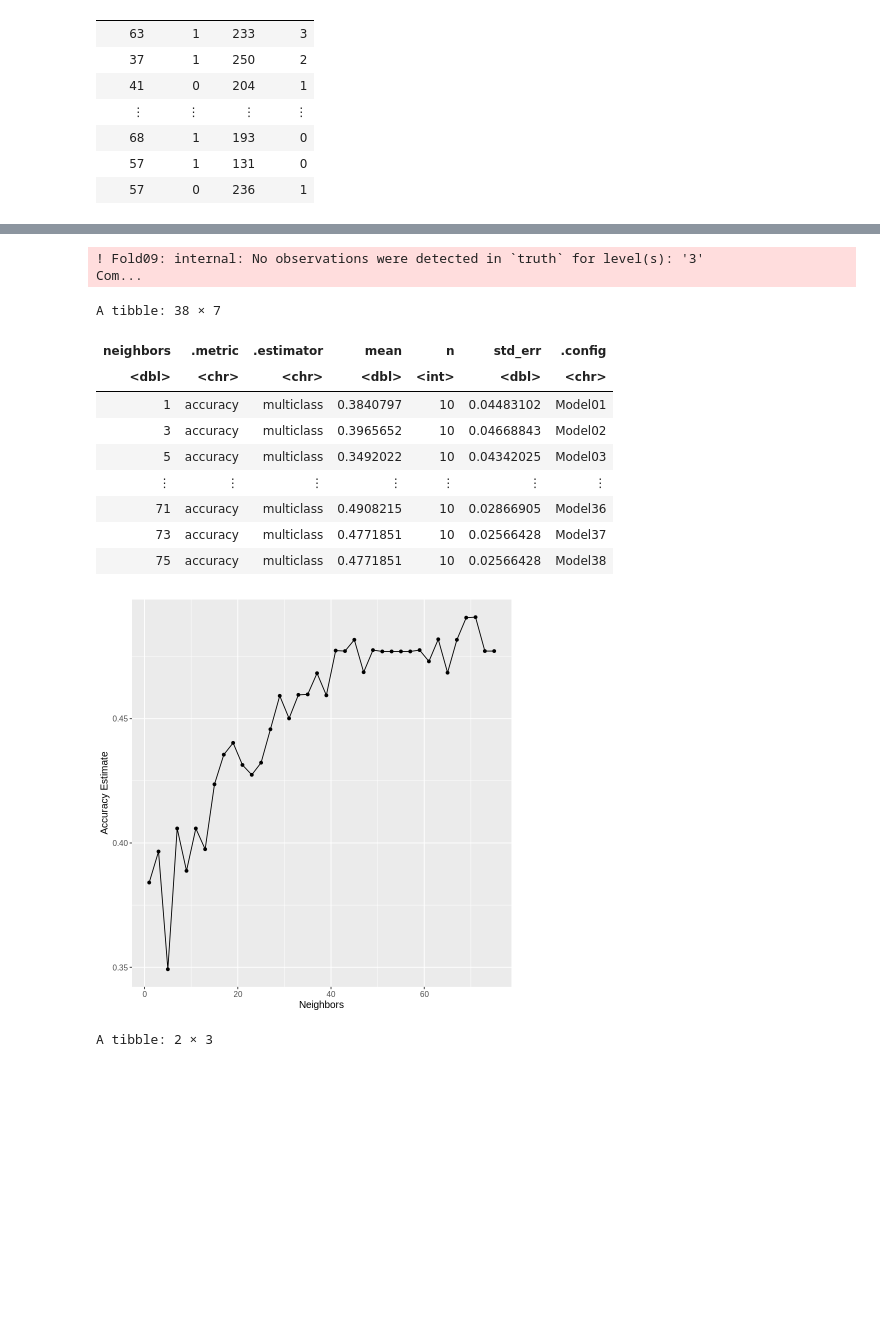
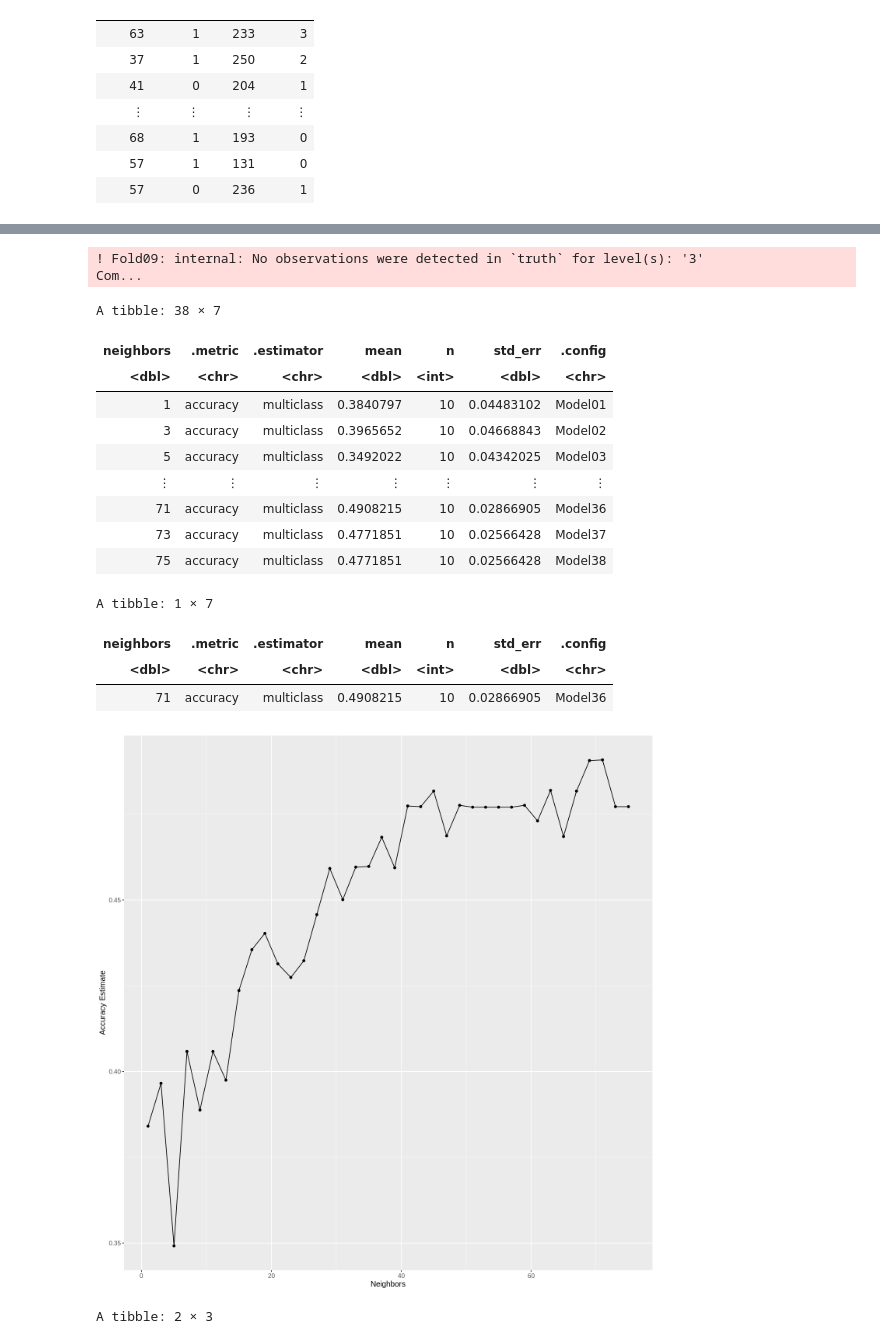
Before and after one commit to riddhibattu/DSCI_heart_project, a Jupyter notebook: Heart analysis.ipynb, the cells around one changed output, grey strips where cells are left out. Cells and saved outputs as stored; diff of their text form; code cells hidden in the pictures; blank space fills up the shorter version.

Commit message:
added slice and arrange code, final k = 71
revised code arranged mean by descending and took k value with highest accuracy score

```diff
--- a/Heart analysis.ipynb
+++ b/Heart analysis.ipynb
@@ -104,34 +104,40 @@ k_vals <- tibble(neighbors = seq(from = 1, to = 75, by = 2))
 heart_cv_result <- workflow() %>%
 add_model(knn_spec) %>%
 add_recipe(heart_recipe) %>%
 tune_grid(resamples = heart_train_vfold, grid = k_vals) %>%
 collect_metrics()
 
 accuracy <- heart_cv_result %>%
 filter(.metric == "accuracy")
 
 accuracy
+accuracy_slice <- arrange(accuracy, by = desc(mean)) %>% slice(1)
+accuracy_slice
 
 k_values_plot <- ggplot(accuracy, aes(x = neighbors, y = mean)) +
 geom_point() +
 geom_line() +
 labs(x = "Neighbors", y = "Accuracy Estimate") +
 theme(text = element_text(size = 12))
 k_values_plot
 # %% [output]
 ! Fold09: internal: No observations were detected in `truth` for level(s): '3'
 Com...
 A tibble: 38 × 7
 | neighbors | .metric | .estimator | mean | n | std_err | .config |
 | <dbl> | <chr> | <chr> | <dbl> | <int> | <dbl> | <chr> |
 | 1 | accuracy | multiclass | 0.3840797 | 10 | 0.04483102 | Model01 |
 | 3 | accuracy | multiclass | 0.3965652 | 10 | 0.04668843 | Model02 |
 | 5 | accuracy | multiclass | 0.3492022 | 10 | 0.04342025 | Model03 |
 | ⋮ | ⋮ | ⋮ | ⋮ | ⋮ | ⋮ | ⋮ |
 | 71 | accuracy | multiclass | 0.4908215 | 10 | 0.02866905 | Model36 |
 | 73 | accuracy | multiclass | 0.4771851 | 10 | 0.02566428 | Model37 |
 | 75 | accuracy | multiclass | 0.4771851 | 10 | 0.02566428 | Model38 |
+A tibble: 1 × 7
+| neighbors | .metric | .estimator | mean | n | std_err | .config |
+| <dbl> | <chr> | <chr> | <dbl> | <int> | <dbl> | <chr> |
+| 71 | accuracy | multiclass | 0.4908215 | 10 | 0.02866905 | Model36 |
-[figure, old version]
+[figure, new version]
 # %%
 knn_spec_2 <- nearest_neighbor(weight_func = "rectangular", neighbors = 9) %>%
 set_engine("kknn") %>%
```
Also changed, not shown: parts of 1 cell of this notebook.
